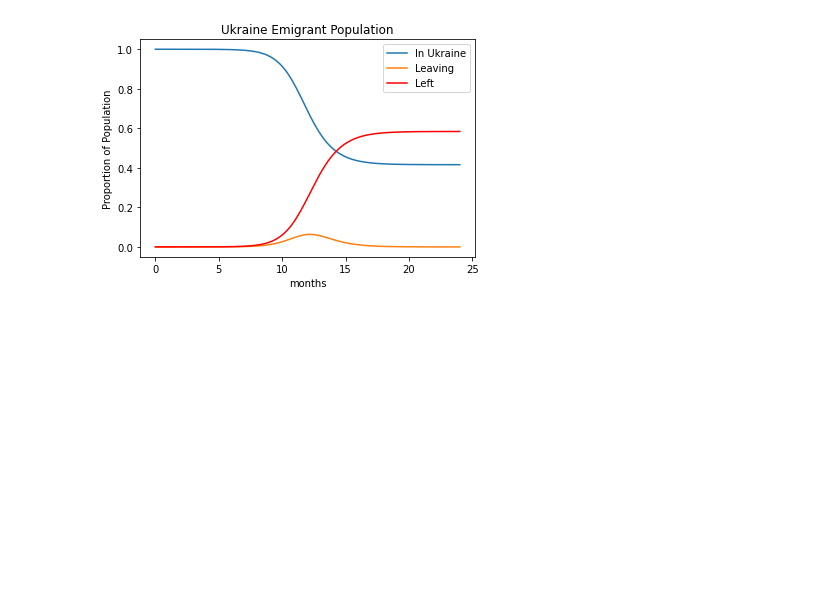
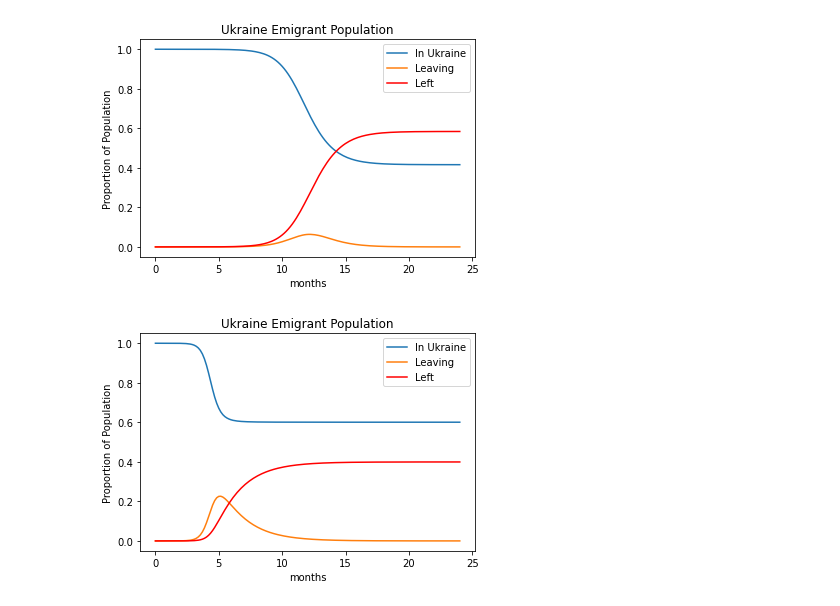
Before and after one commit to zaccmeyer/2020Crime, a Jupyter notebook: mckaynotebook.ipynb, the cells around one changed output. Drawn from its saved outputs; the diff is of its cells as text; code cells hidden in the pictures; blank space fills up the shorter version.

```diff
--- a/mckaynotebook.ipynb
+++ b/mckaynotebook.ipynb
@@ -78,3 +78,28 @@ plt.legend()
 plt.show()
 # %% [output]
 [figure]
+# %%
+beta=5
+gamma=.5
+k=.6
+#define ode measuring the spread of disease
+def ode(t,y):
+    return np.array([beta*y[1]*(1-y[0]/k),-beta*y[1]*(1-y[0]/k)-gamma*y[1], gamma*y[1]])
+#t vals
+t0=0
+tf=24
+#initial conditions
+y0=np.array([1,5/(3e6),0])
+#solve ivp and get solution
+solution=solve_ivp(ode,(t0,tf), y0, t_eval=np.linspace(t0,tf,150))
+#plots and labels
+plt.plot(solution.t, solution.y[0],label="In Ukraine")
+plt.plot(solution.t, solution.y[1],label="Leaving")
+plt.plot(solution.t, solution.y[2],'r',label="Left")
+plt.xlabel('months')
+plt.title('Ukraine Emigrant Population')
+plt.ylabel('Proportion of Population')
+plt.legend()
+plt.show()
+# %% [output]
+[figure, added]
```
Also changed, not shown: 2 other files.
